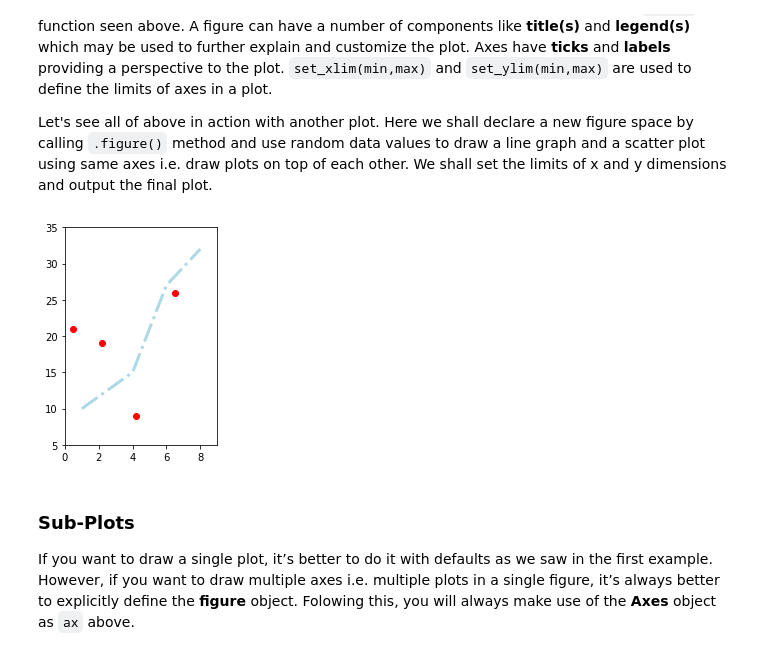
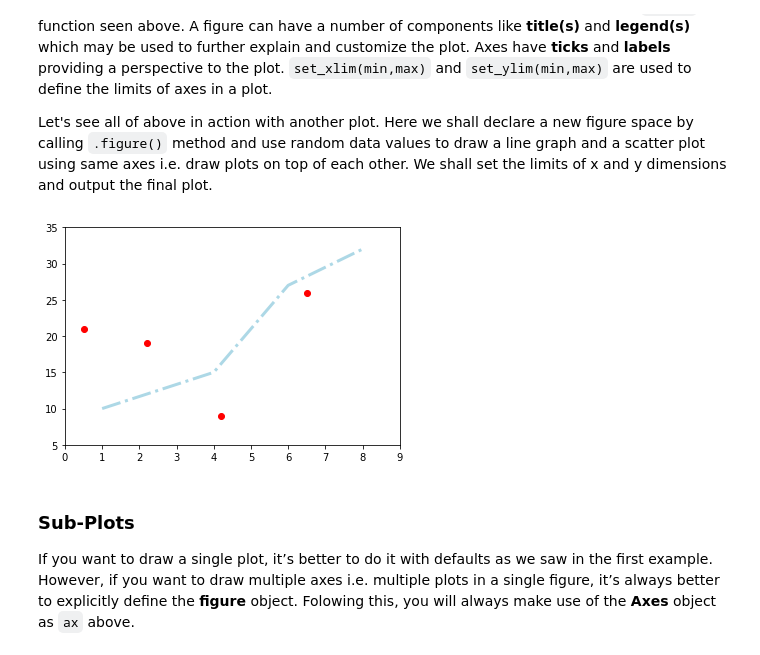
Before and after one commit to slieb74/dsc-1-03-12-customizing-visualizations-with-matplotlib-nyc-career-ds-062518, a Jupyter notebook: index.ipynb, the cells around one changed output. Cells and saved outputs as stored; diff of their text form; code cells hidden in the pictures.

```diff
--- a/index.ipynb
+++ b/index.ipynb
@@ -113,23 +113,23 @@ Let's see all of above in action with another plot. Here we shall declare a new
 # %%
 # Define a new figure with matplotlib's .plot() function.
 new_figure = plt.figure()
 
 # Add a subplot to the figure - a new axes
-ax = new_figure.add_subplot(121)
+ax = new_figure.add_subplot(111)
 
 # Generate a line plot
 ax.plot([1, 4, 6, 8], [10, 15, 27, 32], color='lightblue', linewidth=3, linestyle = '-.')
 
 # Draw a scatter plot on same axes
 ax.scatter([0.5, 2.2, 4.2, 6.5], [21, 19, 9, 26], color='red', marker='o')
 
 # Set the limits of x and y for axes
 ax.set_xlim(0, 9), ax.set_ylim(5,35)
 
 # Show the plot
 plt.show()
 # %% [output]
-[figure, old version]
+[figure, new version]
 # %% [markdown]
 ### Sub-Plots
 If you want to draw a single plot, it’s better to do it with defaults as we saw in the first example. However, if you want to draw multiple axes i.e. multiple plots in a single figure, it’s always better to explicitly define the **figure** object. Folowing this, you will always make use of the **Axes** object as `ax` above.
```
